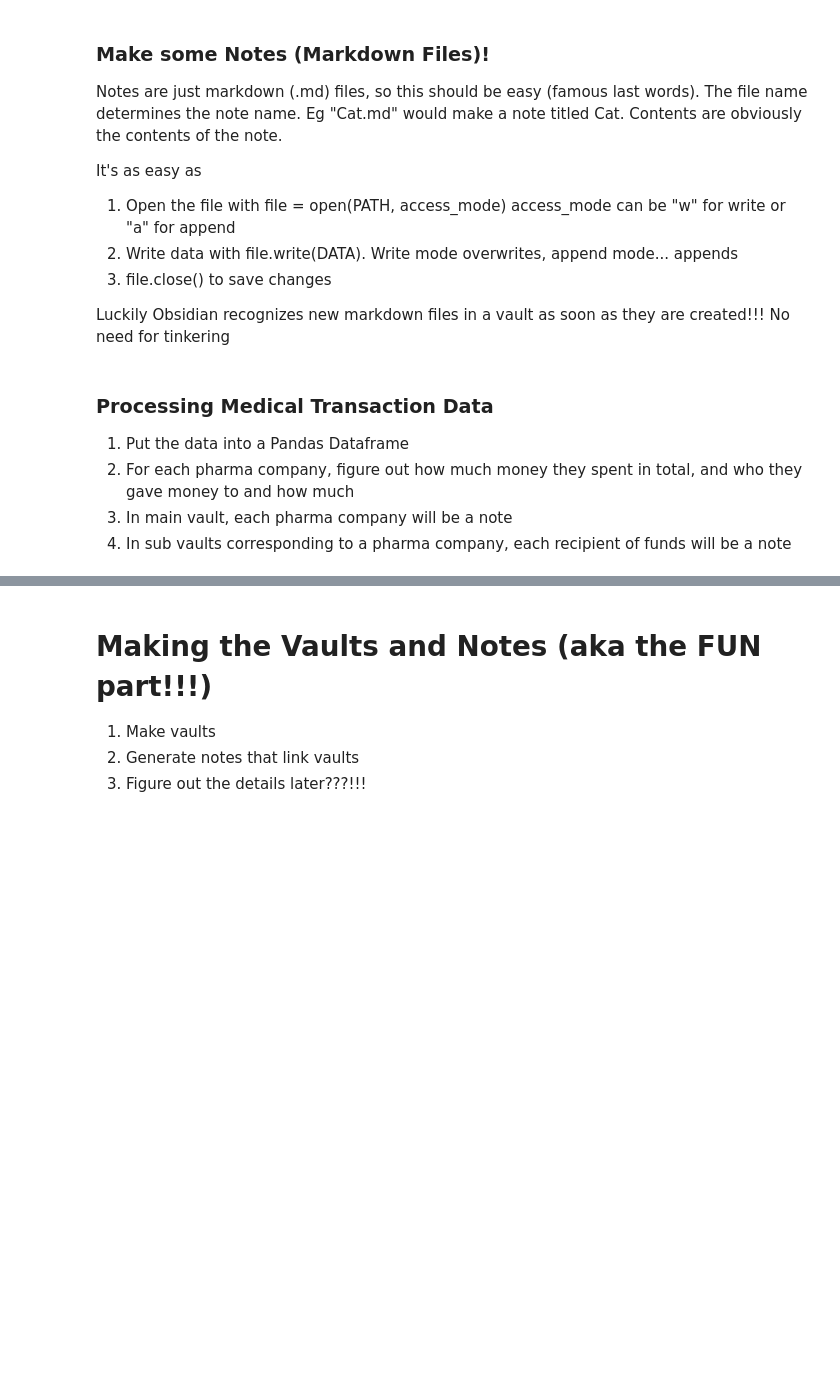
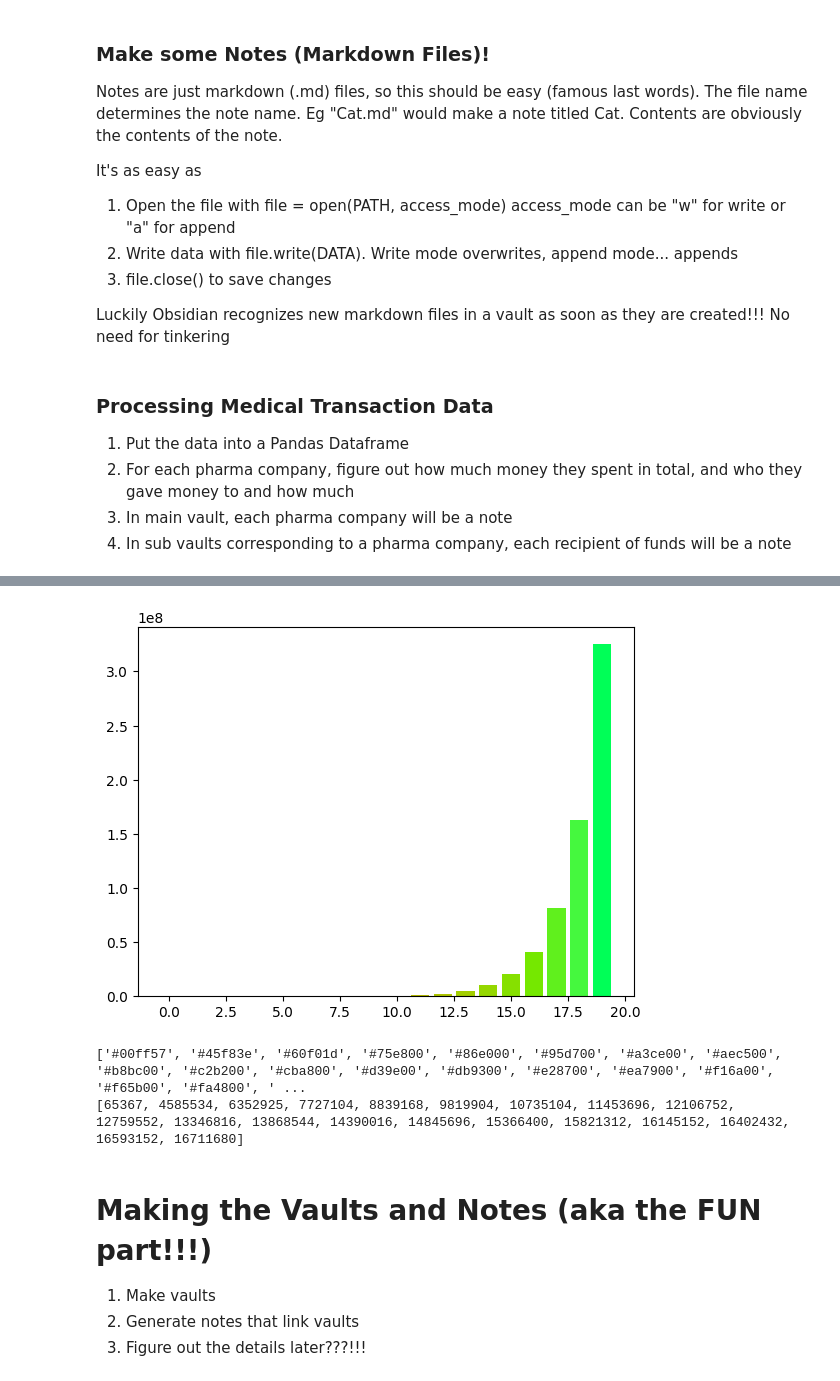
Before and after one commit to MonikerPrimus/mlfp, a Jupyter notebook: Obsidian_Vault_Auto_Generation.ipynb, the cells around one changed output, grey strips where cells are left out. Saved outputs shown, nothing was run; the diff lists cells and outputs as text; code cells hidden in the pictures; blank space fills up the shorter version.

```diff
--- a/Obsidian_Vault_Auto_Generation.ipynb
+++ b/Obsidian_Vault_Auto_Generation.ipynb
@@ -351,8 +366,8 @@ if not os.path.exists("2024_Cleaned_Data.csv"):
     clean_df["Applicable_Manufacturer_or_Applicable_GPO_Making_Payment_Name"] = clean_df["Applicable_Manufacturer_or_Applicable_GPO_Making_Payment_Name"].str.lower()
 
     # Remove illegal characters from strings. These will be filenames so they need to be cleaned!
-    # Also remove spaces because we don't want those
-    illegals = ["*", '"', "/", "\\", "<", ">", ":", "|", "?", " "]
+    # Also remove spaces, periods, commas because we don't want those
+    illegals = ["*", '"', "/", "\\", "<", ">", ":", "|", "?", "\t", " ", ".", ","]
 
     for character in illegals:
         clean_df["Noncovered_Recipient_Entity_Name"] = clean_df["Noncovered_Recipient_Entity_Name"].str.replace(character, "_")
@@ -394,0 +412,23 @@ for i, company in enumerate(clean_df["Applicable_Manufacturer_or_Applicable_GPO_
+# %%
+# SOME DEBUGGING STUFF IGNORE FOR REAL CODE
+sum_of_transactions = 0
+number_of_transactions = 0
+recipients = set() # cool beans, I've never used a set before but it seems pretty handy for counting unique stuff
+payment_totals = [] # for generating the range of money values companies spend
+for company, recip_dict in money_spent.items():
+    # The line below is messy... for every company it adds the amount they spent to payment_totals
+    payment_totals.append(math.fsum([math.fsum(payments) for payments in recip_dict.values()]))
+    for recipient, payments in recip_dict.items():
+        sum_of_transactions += round(math.fsum(payments), 2)
+        number_of_transactions += len(payments)
+        recipients.add(recipient)
+
+# Get range for max and min spending
+max_spending, min_spending = max(payment_totals), min(payment_totals)
+steps = 20
+# I'm doing my colors based on a logarithmix scale because the distribution is too wonky
+price_color_thresholds = [min_spending * (max_spending / min_spending) ** (i/steps) for i in range(steps)]
+print(f"Max: {max_spending}    Min: {min_spending}")
+print(*price_color_thresholds)
+print("Sum:", sum(payment_totals))
+print(*sorted(payment_totals))
@@ -395,3 +440,52 @@ for i, company in enumerate(clean_df["Applicable_Manufacturer_or_Applicable_GPO_
+# %%
+# MORE DEBUGGING STUFFFFFF
+import matplotlib.pyplot as plt
+
+rgb_range = [65367, 4585534, 6352925, 7727104, 8839168,
+             9819904, 10735104, 11453696, 12106752, 12759552,
+             13346816, 13868544, 14390016, 14845696, 15366400,
+             15821312, 16145152, 16402432, 16593152, 16711680]
+
+hex_range = ['#00ff57', '#45f83e', '#60f01d', '#75e800', '#86e000', '#95d700', '#a3ce00', '#aec500', '#b8bc00', '#c2b200', '#cba800', '#d39e00', '#db9300', '#e28700', '#ea7900', '#f16a00', '#f65b00', '#fa4800', '#fd3100', '#ff0000']
+hex_range.reverse()
+
+plt.bar([i for i in range(len(price_color_thresholds))], sorted(price_color_thresholds), color=hex_range)
+plt.title("")
+plt.show()
+# %% [output]
+[figure, added]
+# %%
+#DEBUGGING LALALALA
+
+string = """#00ff57
+#45f83e
+#60f01d
+#75e800
+#86e000
+#95d700
+#a3ce00
+#aec500
+#b8bc00
+#c2b200
+#cba800
+#d39e00
+#db9300
+#e28700
+#ea7900
+#f16a00
+#f65b00
+#fa4800
+#fd3100
+#ff0000"""
+
+list = string.split("\n")
+print(list)
+
+list_new = [int(list[i][1:], 16) for i in range(len(list))]
+print(list_new)
+# %% [output]
+['#00ff57', '#45f83e', '#60f01d', '#75e800', '#86e000', '#95d700', '#a3ce00', '#aec500', '#b8bc00', '#c2b200', '#cba800', '#d39e00', '#db9300', '#e28700', '#ea7900', '#f16a00', '#f65b00', '#fa4800', ' ...
+[65367, 4585534, 6352925, 7727104, 8839168, 9819904, 10735104, 11453696, 12106752, 12759552, 13346816, 13868544, 14390016, 14845696, 15366400, 15821312, 16145152, 16402432, 16593152, 16711680]
 # %% [markdown]
 # Making the Vaults and Notes (aka the FUN part!!!)
 
```
Also changed, not shown: parts of 8 cells of this notebook, 1 other file.
